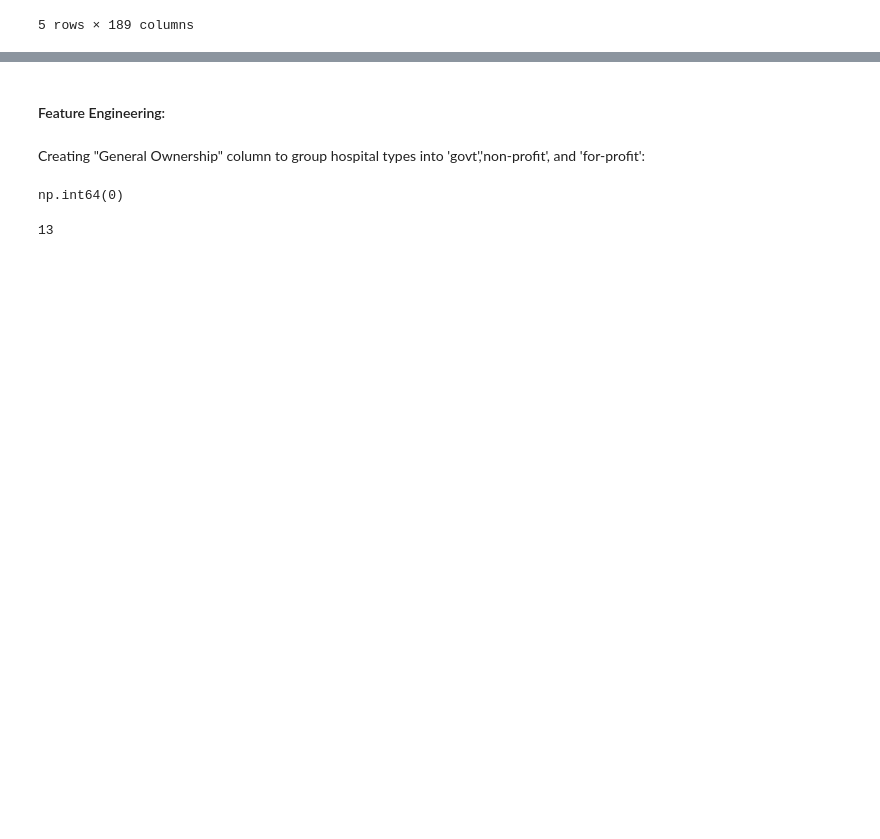
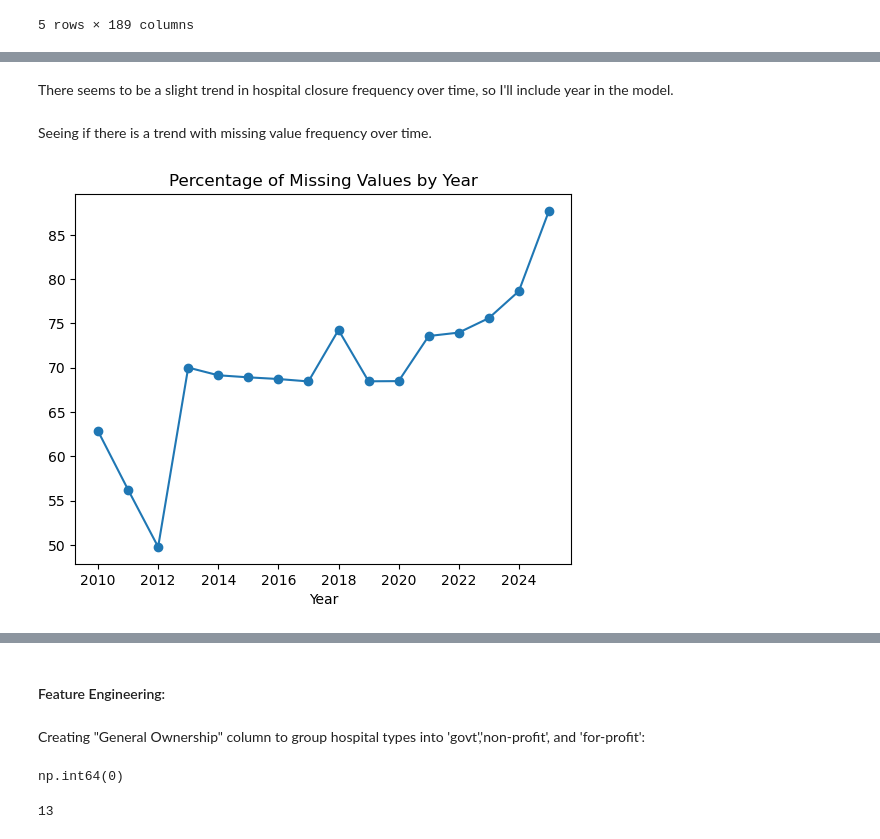
Before and after one commit to aezell314/Predicting_Hospital_Closures, a Jupyter notebook: Modeling Hospital Closures.ipynb, the cells around one changed output, grey strips where cells are left out. Saved outputs shown, nothing was run; the diff lists cells and outputs as text; code cells hidden in the pictures; blank space fills up the shorter version.

```diff
--- a/Modeling Hospital Closures.ipynb
+++ b/Modeling Hospital Closures.ipynb
@@ -24,0 +66,12 @@ model_data.head()
+# %% [markdown]
+There seems to be a slight trend in hospital closure frequency over time, so I'll include year in the model.
+# %% [markdown]
+Seeing if there is a trend with missing value frequency over time.
+# %%
+years = model_data['Year']
+nan_percentages_all = model_data.drop(columns=['Year']).isna().groupby(years).mean() * 100
+nan_percentages = nan_percentages_all.mean(axis=1)
+nan_percentages.plot(kind='line',marker='o')
+plt.title('Percentage of Missing Values by Year');
+# %% [output]
+[figure, added]
```
Also changed, not shown: parts of 39 cells of this notebook.
